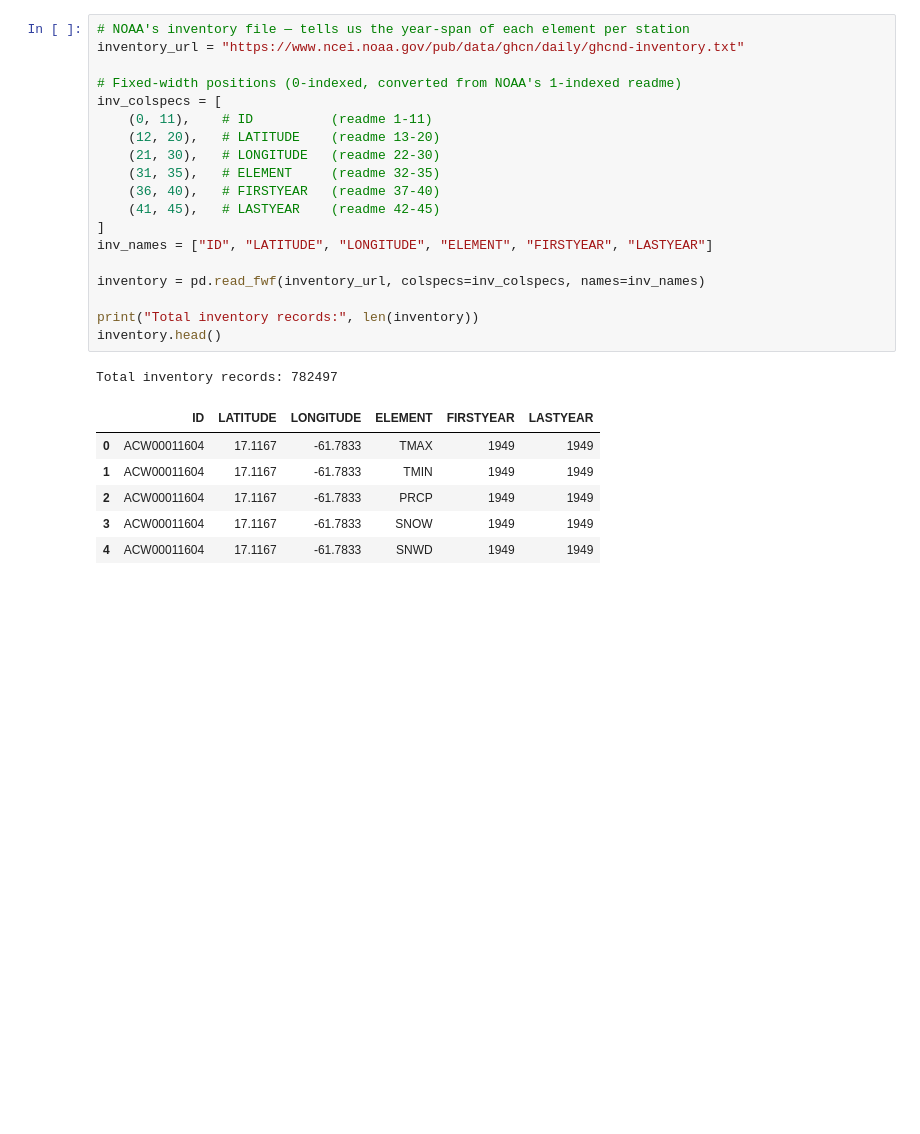
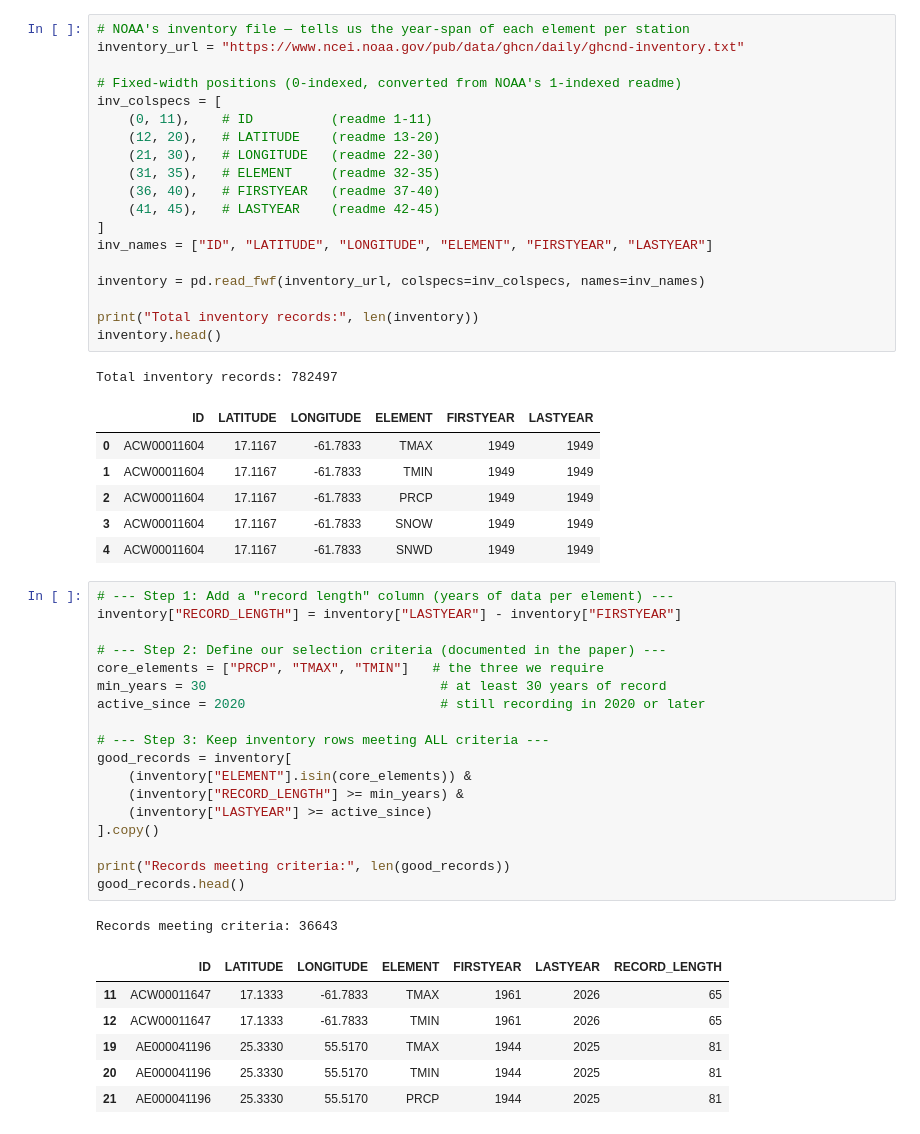
Before and after one commit to Sudarshan006/climate-risk-dashboard, a Jupyter notebook: notebooks/01_explore_ghcn.ipynb, the cells around one changed output. Cells and saved outputs as stored; diff of their text form; blank space fills up the shorter version.

```diff
--- a/notebooks/01_explore_ghcn.ipynb
+++ b/notebooks/01_explore_ghcn.ipynb
@@ -216,3 +216,29 @@ Total inventory records: 782497
 | 2 | ACW00011604 | 17.1167 | -61.7833 | PRCP | 1949 | 1949 |
 | 3 | ACW00011604 | 17.1167 | -61.7833 | SNOW | 1949 | 1949 |
 | 4 | ACW00011604 | 17.1167 | -61.7833 | SNWD | 1949 | 1949 |
+# %%
+# --- Step 1: Add a "record length" column (years of data per element) ---
+inventory["RECORD_LENGTH"] = inventory["LASTYEAR"] - inventory["FIRSTYEAR"]
+
+# --- Step 2: Define our selection criteria (documented in the paper) ---
+core_elements = ["PRCP", "TMAX", "TMIN"]   # the three we require
+min_years = 30                              # at least 30 years of record
+active_since = 2020                         # still recording in 2020 or later
+
+# --- Step 3: Keep inventory rows meeting ALL criteria ---
+good_records = inventory[
+    (inventory["ELEMENT"].isin(core_elements)) &
+    (inventory["RECORD_LENGTH"] >= min_years) &
+    (inventory["LASTYEAR"] >= active_since)
+].copy()
+
+print("Records meeting criteria:", len(good_records))
+good_records.head()
+# %% [output]
+Records meeting criteria: 36643
+|  | ID | LATITUDE | LONGITUDE | ELEMENT | FIRSTYEAR | LASTYEAR | RECORD_LENGTH |
+| 11 | ACW00011647 | 17.1333 | -61.7833 | TMAX | 1961 | 2026 | 65 |
+| 12 | ACW00011647 | 17.1333 | -61.7833 | TMIN | 1961 | 2026 | 65 |
+| 19 | AE000041196 | 25.3330 | 55.5170 | TMAX | 1944 | 2025 | 81 |
+| 20 | AE000041196 | 25.3330 | 55.5170 | TMIN | 1944 | 2025 | 81 |
+| 21 | AE000041196 | 25.3330 | 55.5170 | PRCP | 1944 | 2025 | 81 |
```
Also changed, not shown: parts of 5 cells of this notebook.
